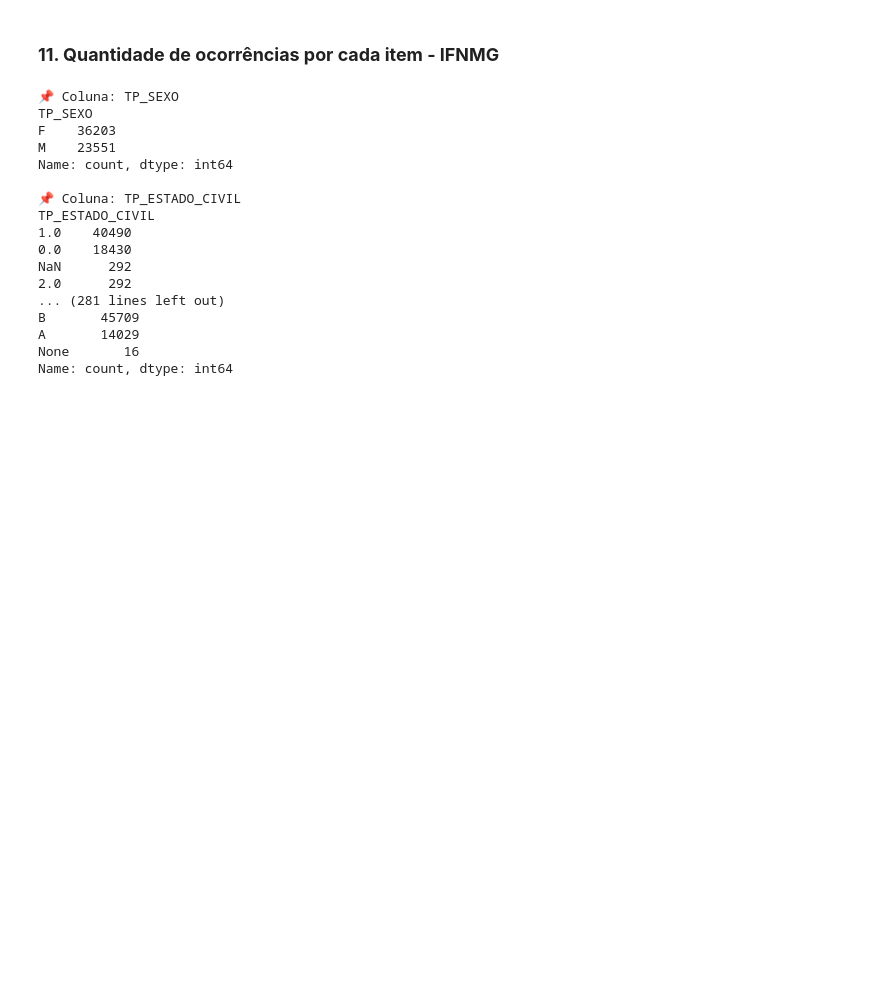
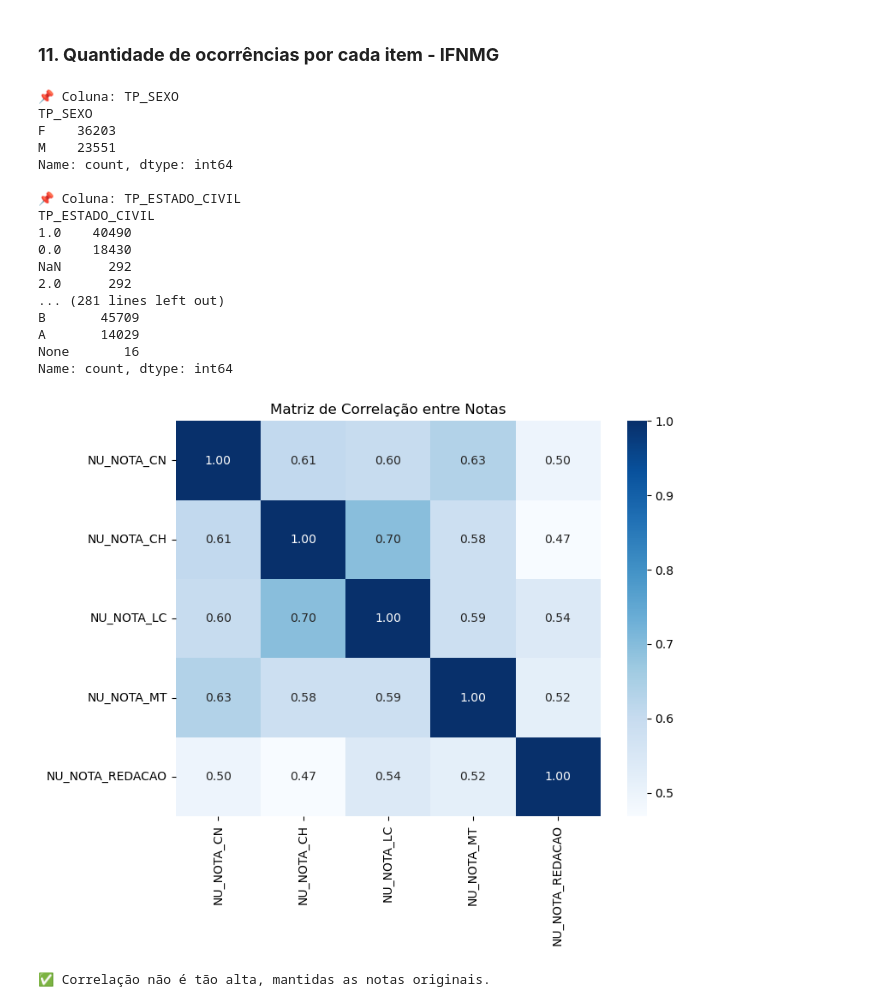
Before and after one commit to NandaLeal/TCC, a Jupyter notebook: TCC - FASE 2.ipynb, the cells around one changed output. Saved outputs shown, nothing was run; the diff lists cells and outputs as text; code cells hidden in the pictures; blank space fills up the shorter version.

```diff
--- a/TCC - FASE 2.ipynb
+++ b/TCC - FASE 2.ipynb
@@ -319,3 +320,33 @@ B       45709
 A       14029
 None       16
 Name: count, dtype: int64
+# %%
+notas = ["NU_NOTA_CN", "NU_NOTA_CH", "NU_NOTA_LC", "NU_NOTA_MT", "NU_NOTA_REDACAO"]
+
+# 1. Selecionar apenas as notas
+df_notas = df_final[notas]
+
+# 2. Criar a matriz de correlação
+corr = df_notas.corr()
+
+# 3. Visualizar com mapa de calor
+plt.figure(figsize=(8,6))
+sns.heatmap(corr, annot=True, cmap="Blues", fmt=".2f")
+plt.title("Matriz de Correlação entre Notas")
+plt.show()
+
+# 4. Verificar se a correlação é alta
+limite = 0.85
+mask = (abs(corr) > limite) & (corr != 1.0)
+
+if mask.any().any():
+    print("⚠️ Há correlação alta entre as notas.")
+    # Criar nota geral (média das notas)
+    df["NOTA_GERAL"] = df_notas.mean(axis=1)
+    # Remover notas individuais
+    df = df.drop(columns=notas)
+else:
+    print("✅ Correlação não é tão alta, mantidas as notas originais.")
+# %% [output]
+[figure, added]
+✅ Correlação não é tão alta, mantidas as notas originais.
```
Also changed, not shown: parts of 2 cells of this notebook, 1 other file.
